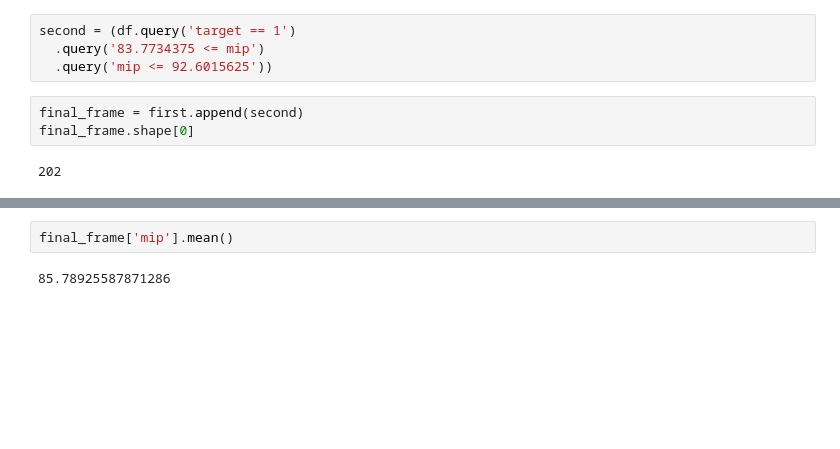
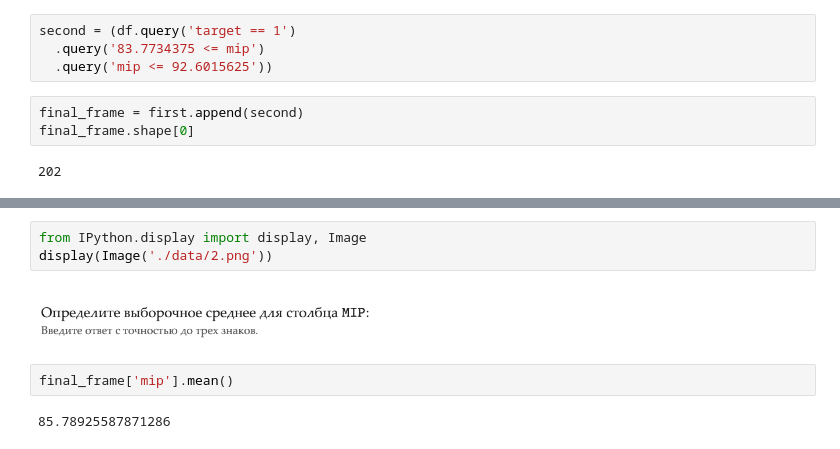
Before and after one commit to fadyat/ITMO-PROBLEMS, a Jupyter notebook: ML/IV semester/week2/solution.ipynb, the cells around one changed output, grey strips where cells are left out. Drawn from its saved outputs; the diff is of its cells as text; blank space fills up the shorter version.

```diff
--- a/ML/IV semester/week2/solution.ipynb
+++ b/ML/IV semester/week2/solution.ipynb
@@ -30,3 +31,8 @@ final_frame.shape[0]
+# %%
+from IPython.display import display, Image
+display(Image('./data/2.png'))
+# %% [output]
+[figure, added]
 # %%
 final_frame['mip'].mean()
 # %% [output]
```
Also changed, not shown: parts of 7 cells of this notebook.
